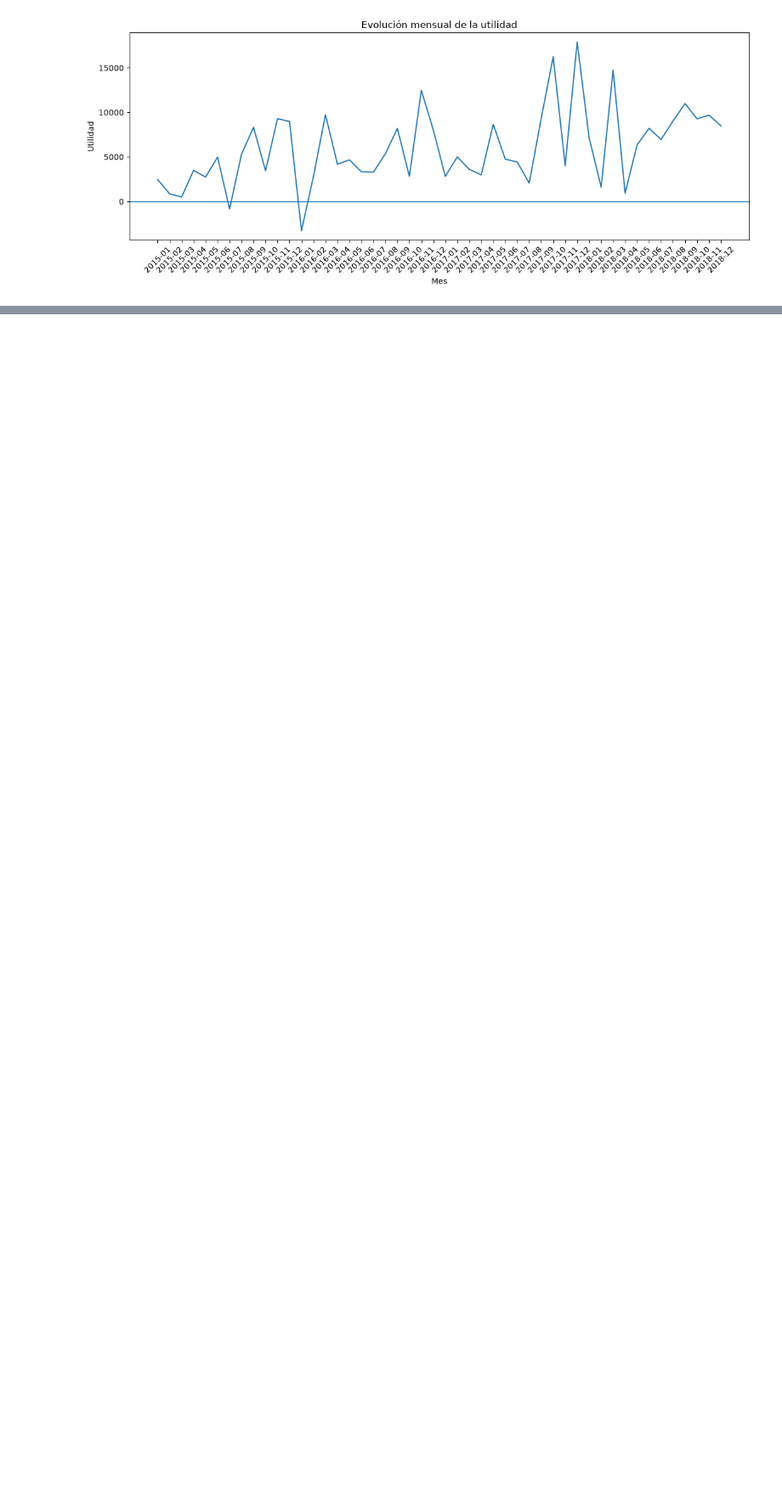
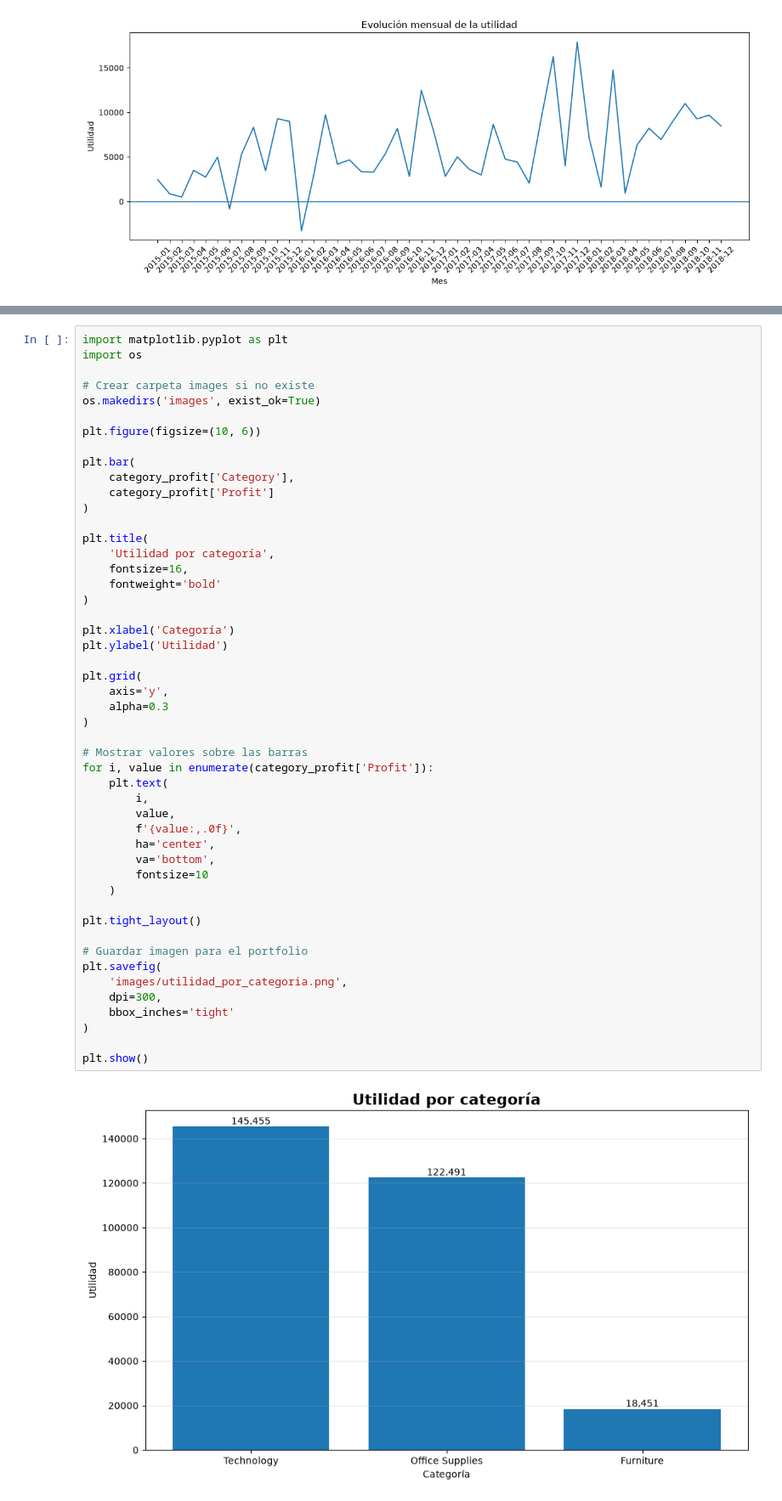
Before and after one commit to cesardataanalyst/Proyecto_Rentabilidad, a Jupyter notebook: notebooks/analisis_rentabilidad.ipynb, the cells around one changed output, grey strips where cells are left out. Shown at 85% size. Drawn from its saved outputs; the diff is of its cells as text; blank space fills up the shorter version.

```diff
--- a/notebooks/analisis_rentabilidad.ipynb
+++ b/notebooks/analisis_rentabilidad.ipynb
@@ -689,0 +1015,51 @@ plt.show()
+# %%
+import matplotlib.pyplot as plt
+import os
+
+# Crear carpeta images si no existe
+os.makedirs('images', exist_ok=True)
+
+plt.figure(figsize=(10, 6))
+
+plt.bar(
+    category_profit['Category'],
+    category_profit['Profit']
+)
+
+plt.title(
+    'Utilidad por categoría',
+    fontsize=16,
+    fontweight='bold'
+)
+
+plt.xlabel('Categoría')
+plt.ylabel('Utilidad')
+
+plt.grid(
+    axis='y',
+    alpha=0.3
+)
+
+# Mostrar valores sobre las barras
+for i, value in enumerate(category_profit['Profit']):
+    plt.text(
+        i,
+        value,
+        f'{value:,.0f}',
+        ha='center',
+        va='bottom',
+        fontsize=10
+    )
+
+plt.tight_layout()
+
+# Guardar imagen para el portfolio
+plt.savefig(
+    'images/utilidad_por_categoria.png',
+    dpi=300,
+    bbox_inches='tight'
+)
+
+plt.show()
+# %% [output]
+[figure, added]
```
Also changed, not shown: parts of 102 cells of this notebook, 15 other files.
